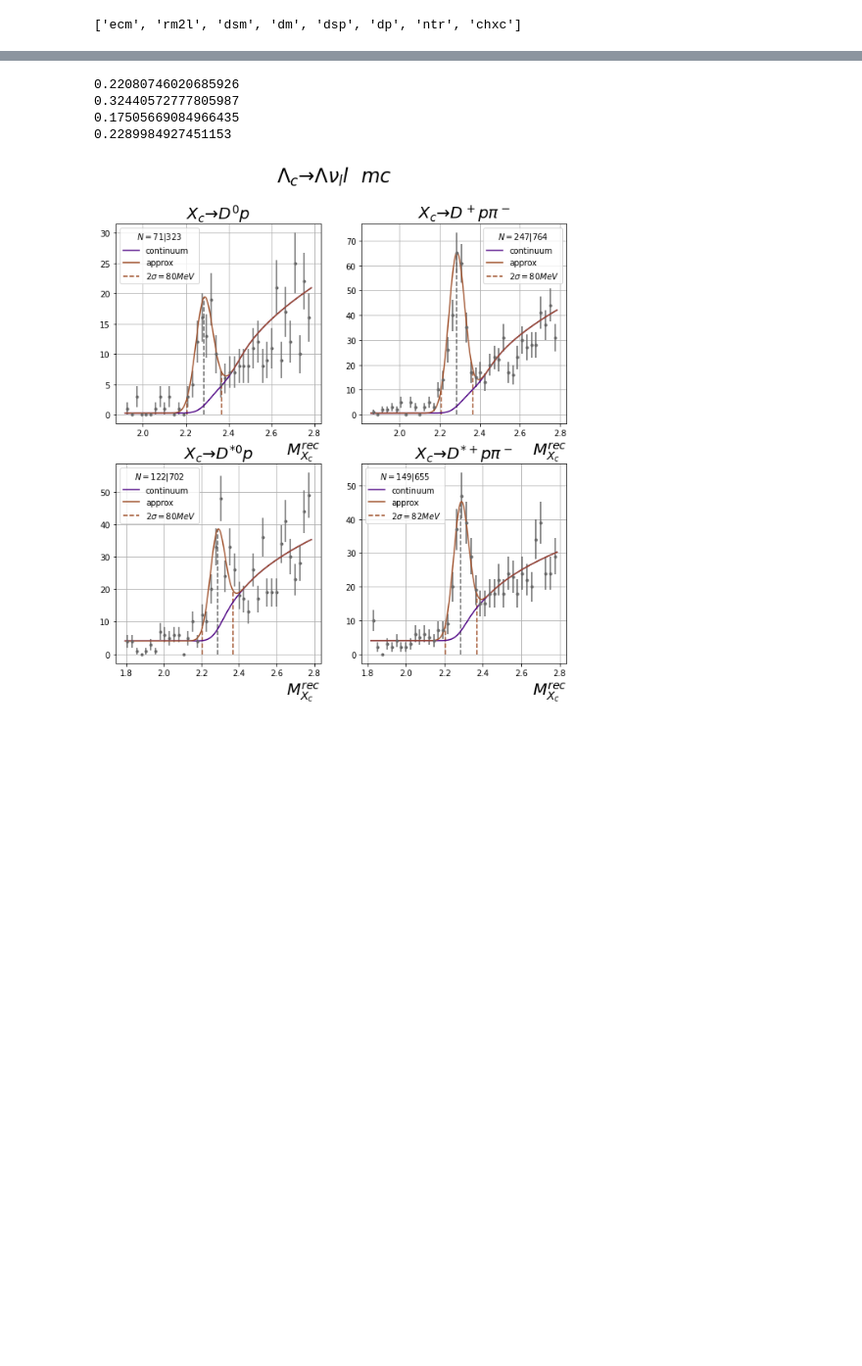
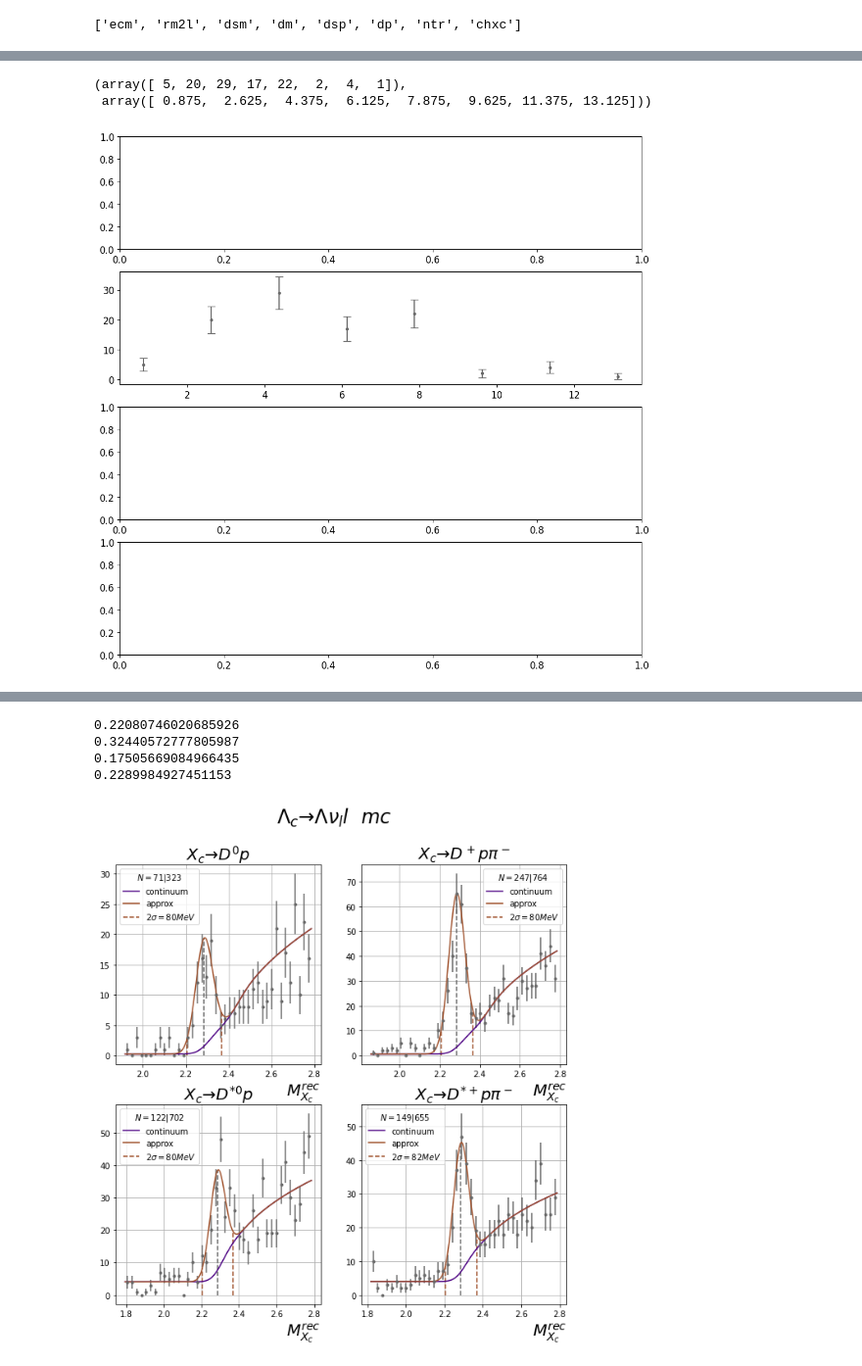
Before and after one commit to Clai101/data_ref, a Jupyter notebook: ref.ipynb, the cells around one changed output, grey strips where cells are left out. Shown at 98% size. Cells and saved outputs as stored; diff of their text form; code cells hidden in the pictures; blank space fills up the shorter version.

```diff
--- a/ref.ipynb
+++ b/ref.ipynb
@@ -107,0 +158,13 @@ NameError: name 'Lamc_m' is not defined
+# %%
+
+wbin = 0.01
+a = 1.6
+b = 2.6
+
+fig, ax = plt.subplots(4, figsize=(12, 12))
+data = np.random.poisson(5, 100)
+ax[1].errorhist(data, bins=8)
+# %% [output]
+(array([ 5, 20, 29, 17, 22,  2,  4,  1]),
+ array([ 0.875,  2.625,  4.375,  6.125,  7.875,  9.625, 11.375, 13.125]))
+[figure, added]
```
Also changed, not shown: parts of 32 cells of this notebook, 25 other files.
